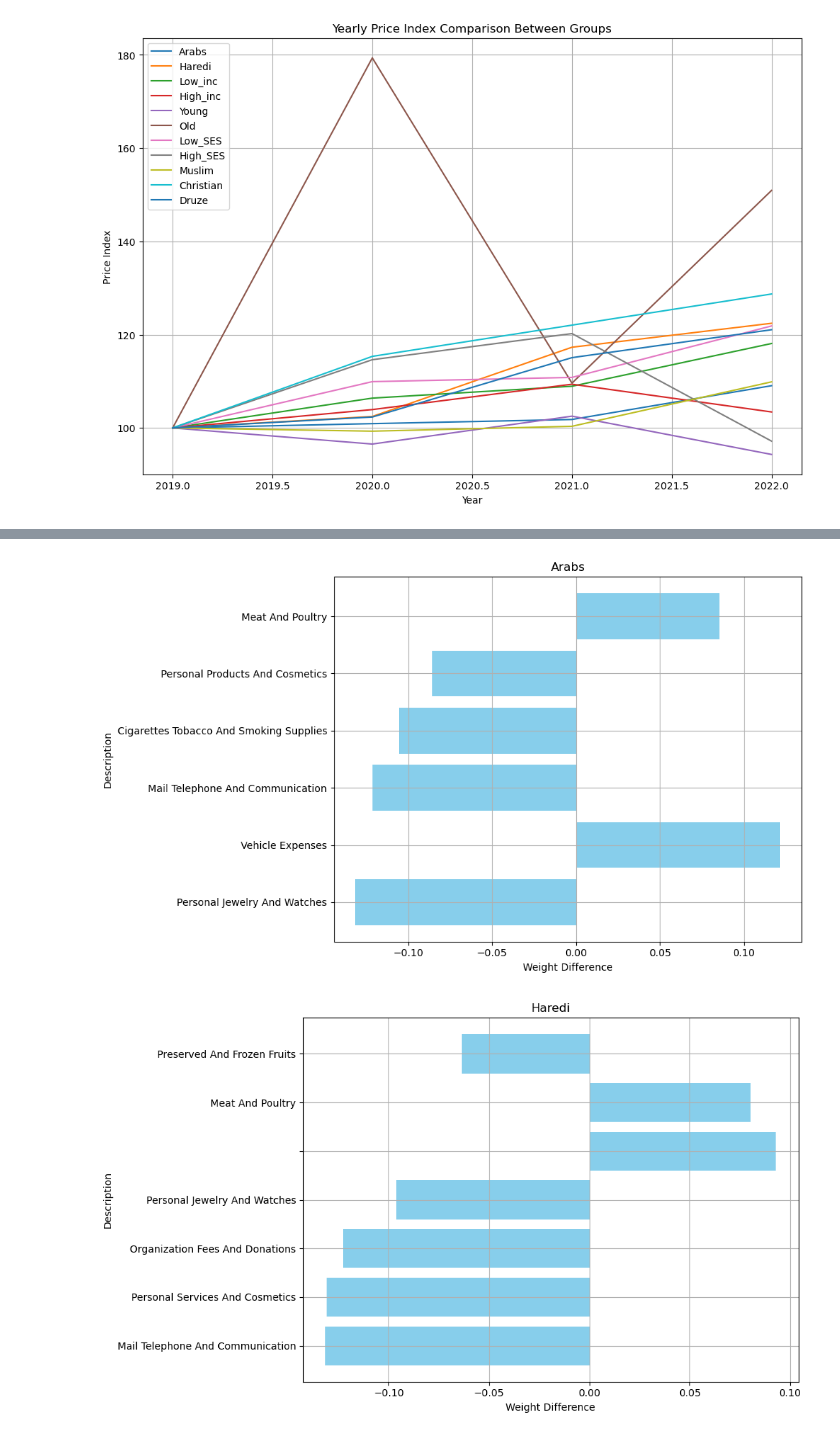
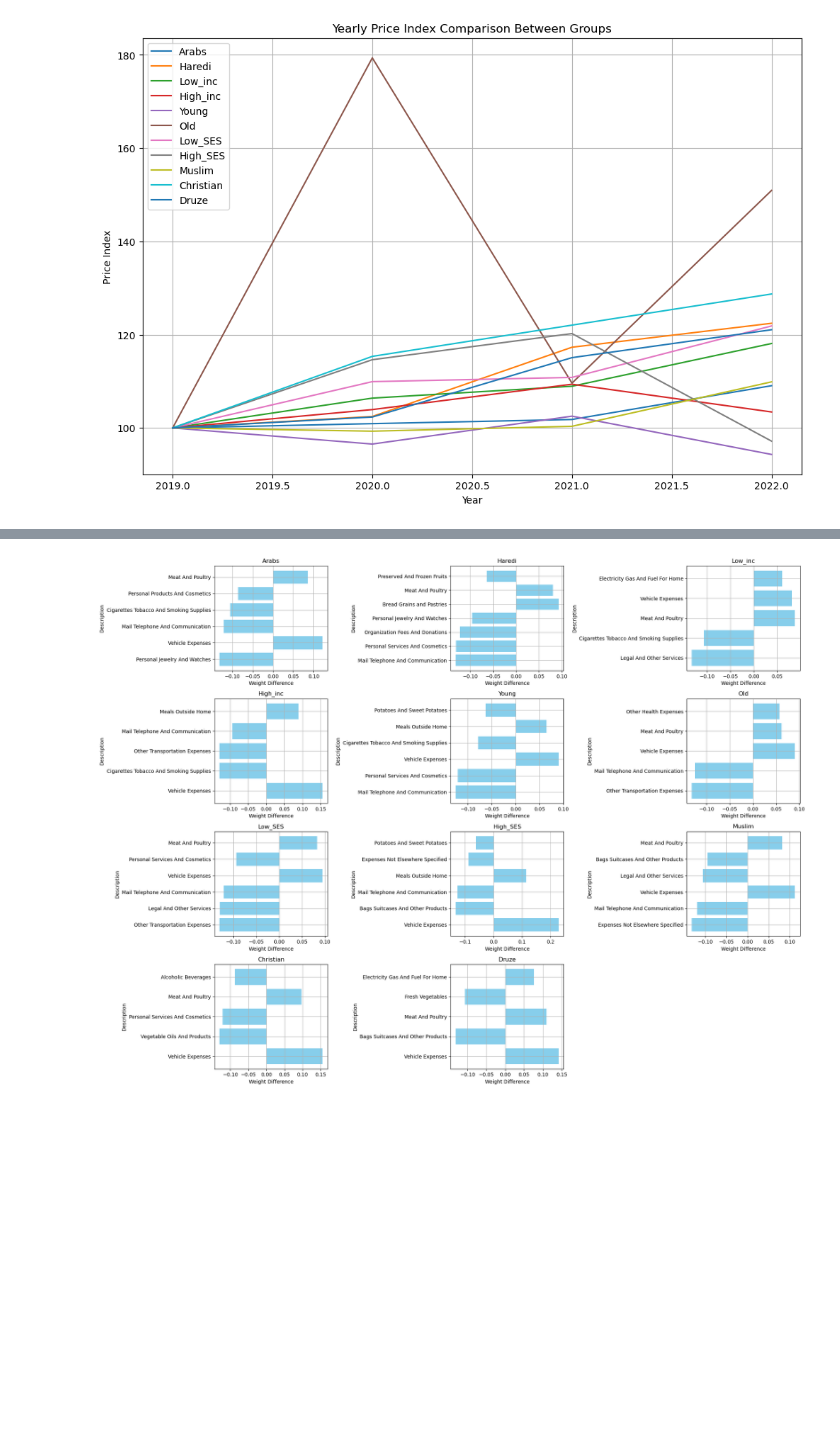
Before and after one commit to roykisluk/Inflation-Heterogeneity, a Jupyter notebook: Group_inflation_comparison.ipynb, the cells around one changed output, grey strips where cells are left out. Drawn from its saved outputs; the diff is of its cells as text; code cells hidden in the pictures; blank space fills up the shorter version.

Commit message:
Graph showing top contributors to price index

```diff
--- a/Group_inflation_comparison.ipynb
+++ b/Group_inflation_comparison.ipynb
@@ -86,7 +83,7 @@ plt.show()
 # %%
 # Extract yearly price indexes for each group including general population
 group_yearly_price_indexes = {group: group_analysis[group]['yearly_price_index'] for group in group_analysis}
-group_yearly_price_indexes['General Population'] = gen_pop_yearly_price_index
+group_yearly_price_indexes['All'] = gen_pop_yearly_price_index
 
 # Define colors for each group
 colors = ['#1f77b4', '#ff7f0e', '#2ca02c', '#d62728', '#9467bd', '#8c564b', '#e377c2', '#7f7f7f', '#bcbd22', '#17becf', '#9edae5', '#c7c7c7']
@@ -166,30 +163,36 @@ Group: Arabs
 
 [216 rows x 5 columns]
 # %%
-for group, analysis in group_analysis.items():
+fig, axes = plt.subplots(nrows=4, ncols=3, figsize=(20, 15), sharey=False)
+axes = axes.flatten()
+
+for i, (group, analysis) in enumerate(group_analysis.items()):
     # Calculate the weight differences between the group and the general population for secondary categories
     weight_diff_df = analysis['combined_secondary_df'].copy()
     weight_diff_df['weight_diff'] = weight_diff_df['weight'] - gen_pop_secondary_df['weight']
 
     # Sort by the absolute value of the weight differences in descending order
     weight_diff_df['abs_weight_diff'] = weight_diff_df['weight_diff'].abs()
     sorted_weight_diff_df = weight_diff_df.sort_values(by='abs_weight_diff', ascending=False)
 
     # Replace NaN values in 'description' with an empty string
     sorted_weight_diff_df['description'] = sorted_weight_diff_df['description'].fillna('')
 
     # Select the top n largest gaps
     top_n_weight_diff_df = sorted_weight_diff_df.head(top_n)
 
     # Plot the top n largest gaps
-    plt.figure(figsize=(10, 6))
-    plt.barh(top_n_weight_diff_df['description'], top_n_weight_diff_df['weight_diff'], color='skyblue')
-    plt.title(group)
-    plt.xlabel('Weight Difference')
-    plt.ylabel('Description')
-    plt.grid(True)
-    plt.tight_layout()
-    plt.show()
+    axes[i].barh(top_n_weight_diff_df['description'], top_n_weight_diff_df['weight_diff'], color='skyblue')
+    axes[i].set_title(group)
+    axes[i].set_xlabel('Weight Difference')
+    axes[i].set_ylabel('Description')
+    axes[i].grid(True)
+
+# Remove any empty subplots
+for j in range(i + 1, len(axes)):
+    fig.delaxes(axes[j])
+
+plt.tight_layout()
+plt.show()
 # %% [output]
-[figure, old version]
+[figure, new version]
-[figure, removed]
```
Also changed, not shown: parts of 5 cells of this notebook, 1 other file.
